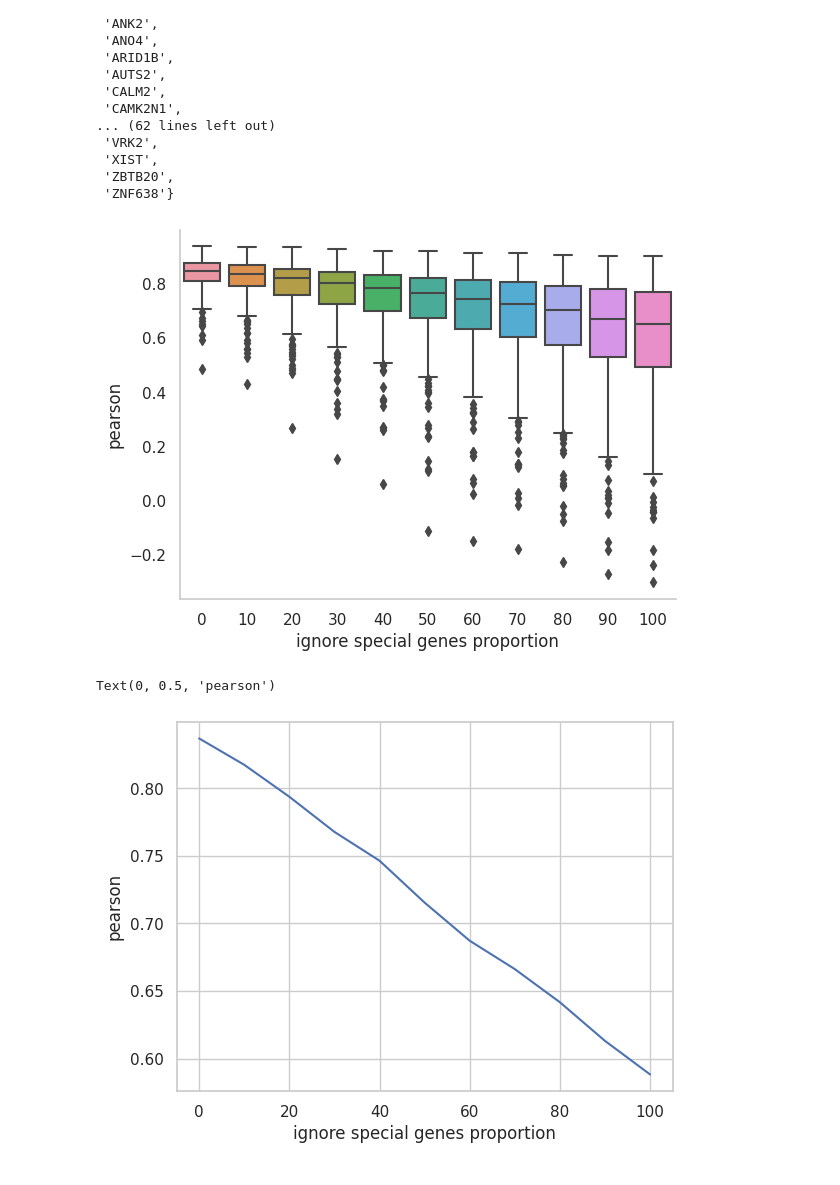
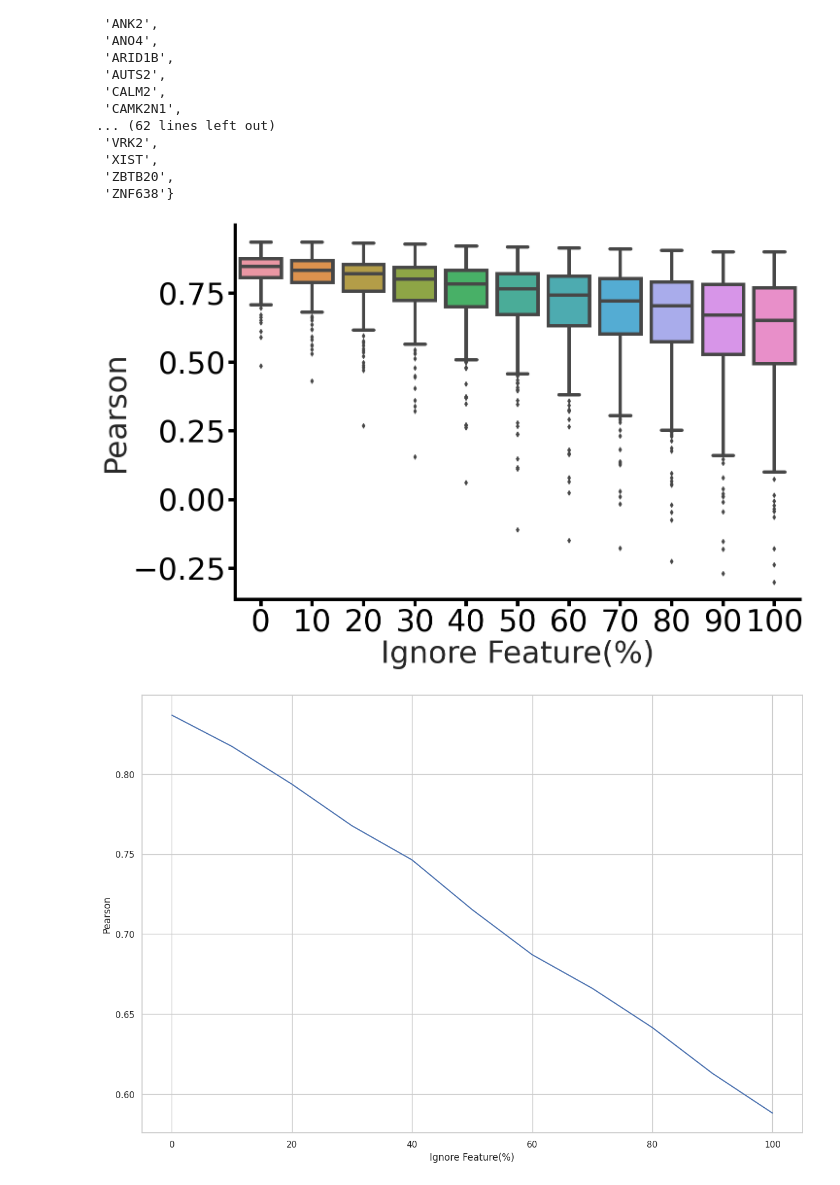
Before and after one commit to 4dglab/SEE, a Jupyter notebook: analyse/related-genes/Related Genes(MBP).ipynb, the cells around one changed output. Saved outputs shown, nothing was run; the diff lists cells and outputs as text; code cells hidden in the pictures.

Commit message:
format

```diff
--- a/analyse/related-genes/Related Genes(MBP).ipynb
+++ b/analyse/related-genes/Related Genes(MBP).ipynb
@@ -205,29 +207,33 @@ for i in range(0, 101, 10):
 
 ignore_preds_info = pd.concat(ignore_preds_info, axis=0, ignore_index=True)
 # %%
+set_plt(figsize=(15, 10))
 sns.set_theme(style="whitegrid")
-ax = sns.boxplot(
-    x='ignore proportion', y='pearson', data=ignore_preds_info
-)
 
-sns.despine()
+fig, ax = plt.subplots()
+
+ax = sns.boxplot(x='ignore proportion', y='pearson', data=ignore_preds_info, linewidth=figure_size['very_small'])
+
+set_Border(plt.gca())
+plt.tick_params(colors='black', bottom=True, left=True, labelsize=figure_size['ultra'])
 plt.grid(False)
 
-plt.xlabel("ignore special genes proportion")
-plt.ylabel("pearson")
+plt.xlabel("Ignore Feature(%)", fontsize=figure_size['ultra'])
+plt.ylabel("Pearson", fontsize=figure_size['ultra'])
 
+plt.savefig('/lmh_data/work/SEE/analyse/figure_file/Ignore Feature(MBP).pdf', format='pdf', bbox_inches='tight')
 plt.show()
 # %% [output]
-[figure, old version]
+[figure, new version]
 # %%
 _group_by = ignore_preds_info.groupby('ignore proportion').mean()
 x, y = _group_by.index, _group_by.values.flatten()
 plt.plot(x, y)
-plt.xlabel("ignore special genes proportion")
-plt.ylabel("pearson")
+plt.xlabel("Ignore Feature(%)")
+plt.ylabel("Pearson")
+plt.show()
 # %% [output]
-Text(0, 0.5, 'pearson')
-[figure, old version]
+[figure, new version]
 # %%
 ignore_preds_info = []
 for i in range(0, 101, 10):
```
Also changed, not shown: parts of 4 cells of this notebook, 14 other files.
